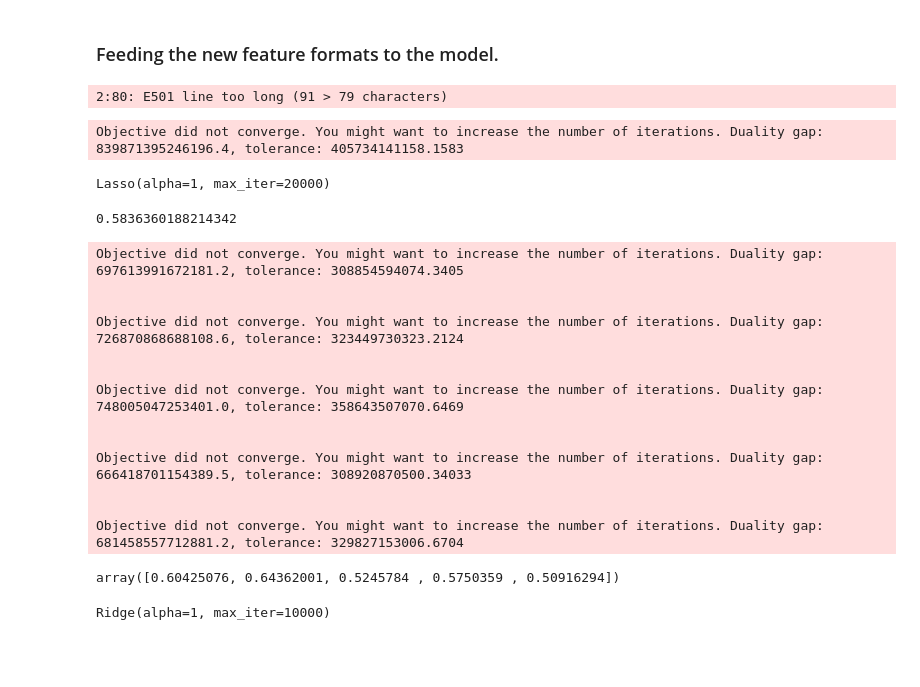
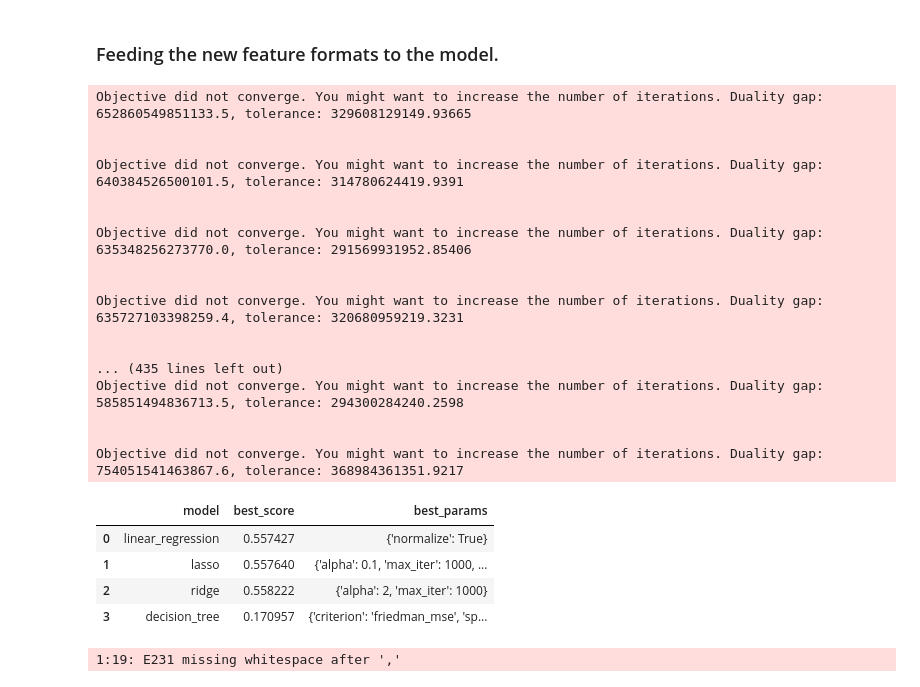
Before and after one commit to am-meritus/XBRE-AVM, a Jupyter notebook: Capstone.ipynb, the cells around one changed output. Cells and saved outputs as stored; diff of their text form; code cells hidden in the pictures; blank space fills up the shorter version.

```diff
--- a/Capstone.ipynb
+++ b/Capstone.ipynb
@@ -1445,47 +1494,28 @@ dv7 = sklearn.utils.shuffle(dv6)
 Xx = dv7.drop('TotalValue', axis='columns')
 yy = dv7.TotalValue
 # %%
-from sklearn.model_selection import train_test_split
-X_train, X_test, y_train, y_test = train_test_split(Xx, yy, test_size=0.1, random_state=10)
+model_selection(Xx, yy)
 # %% [output]
-2:80: E501 line too long (91 > 79 characters)
+Objective did not converge. You might want to increase the number of iterations. Duality gap: 652860549851133.5, tolerance: 329608129149.93665
+
+
+Objective did not converge. You might want to increase the number of iterations. Duality gap: 640384526500101.5, tolerance: 314780624419.9391
+
+
+Objective did not converge. You might want to increase the number of iterations. Duality gap: 635348256273770.0, tolerance: 291569931952.85406
+
+
+Objective did not converge. You might want to increase the number of iterations. Duality gap: 635727103398259.4, tolerance: 320680959219.3231
+
+
+... (435 lines left out)
+Objective did not converge. You might want to increase the number of iterations. Duality gap: 585851494836713.5, tolerance: 294300284240.2598
+
+
+Objective did not converge. You might want to increase the number of iterations. Duality gap: 754051541463867.6, tolerance: 368984361351.9217
+|  | model | best_score | best_params |
+| 0 | linear_regression | 0.557427 | {'normalize': True} |
+| 1 | lasso | 0.557640 | {'alpha': 0.1, 'max_iter': 1000, ... |
+| 2 | ridge | 0.558222 | {'alpha': 2, 'max_iter': 1000} |
+| 3 | decision_tree | 0.170957 | {'criterion': 'friedman_mse', 'sp... |
+1:19: E231 missing whitespace after ','
-# %%
-from sklearn.linear_model import Lasso
-lasso = Lasso(alpha=1, max_iter=20000)
-lasso.fit(X_train, y_train)
-# %% [output]
-Objective did not converge. You might want to increase the number of iterations. Duality gap: 839871395246196.4, tolerance: 405734141158.1583
-Lasso(alpha=1, max_iter=20000)
-# %%
-lasso.predict(X_train)
-lasso.score(X_train, y_train)
-# %% [output]
-0.5836360188214342
-# %%
-from sklearn.model_selection import ShuffleSplit
-from sklearn.model_selection import cross_val_score
-
-cv = ShuffleSplit(n_splits=5, test_size=0.2, random_state=0)
-
-cross_val_score(lasso, Xx, yy, cv=cv)
-# %% [output]
-Objective did not converge. You might want to increase the number of iterations. Duality gap: 697613991672181.2, tolerance: 308854594074.3405
-
-
-Objective did not converge. You might want to increase the number of iterations. Duality gap: 726870868688108.6, tolerance: 323449730323.2124
-
-
-Objective did not converge. You might want to increase the number of iterations. Duality gap: 748005047253401.0, tolerance: 358643507070.6469
-
-
-Objective did not converge. You might want to increase the number of iterations. Duality gap: 666418701154389.5, tolerance: 308920870500.34033
-
-
-Objective did not converge. You might want to increase the number of iterations. Duality gap: 681458557712881.2, tolerance: 329827153006.6704
-array([0.60425076, 0.64362001, 0.5245784 , 0.5750359 , 0.50916294])
-# %%
-from sklearn.linear_model import Ridge
-ridge = Ridge(alpha=1, max_iter=10000)
-ridge.fit(X_train, y_train)
-# %% [output]
-Ridge(alpha=1, max_iter=10000)
```
Also changed, not shown: parts of 17 cells of this notebook.
